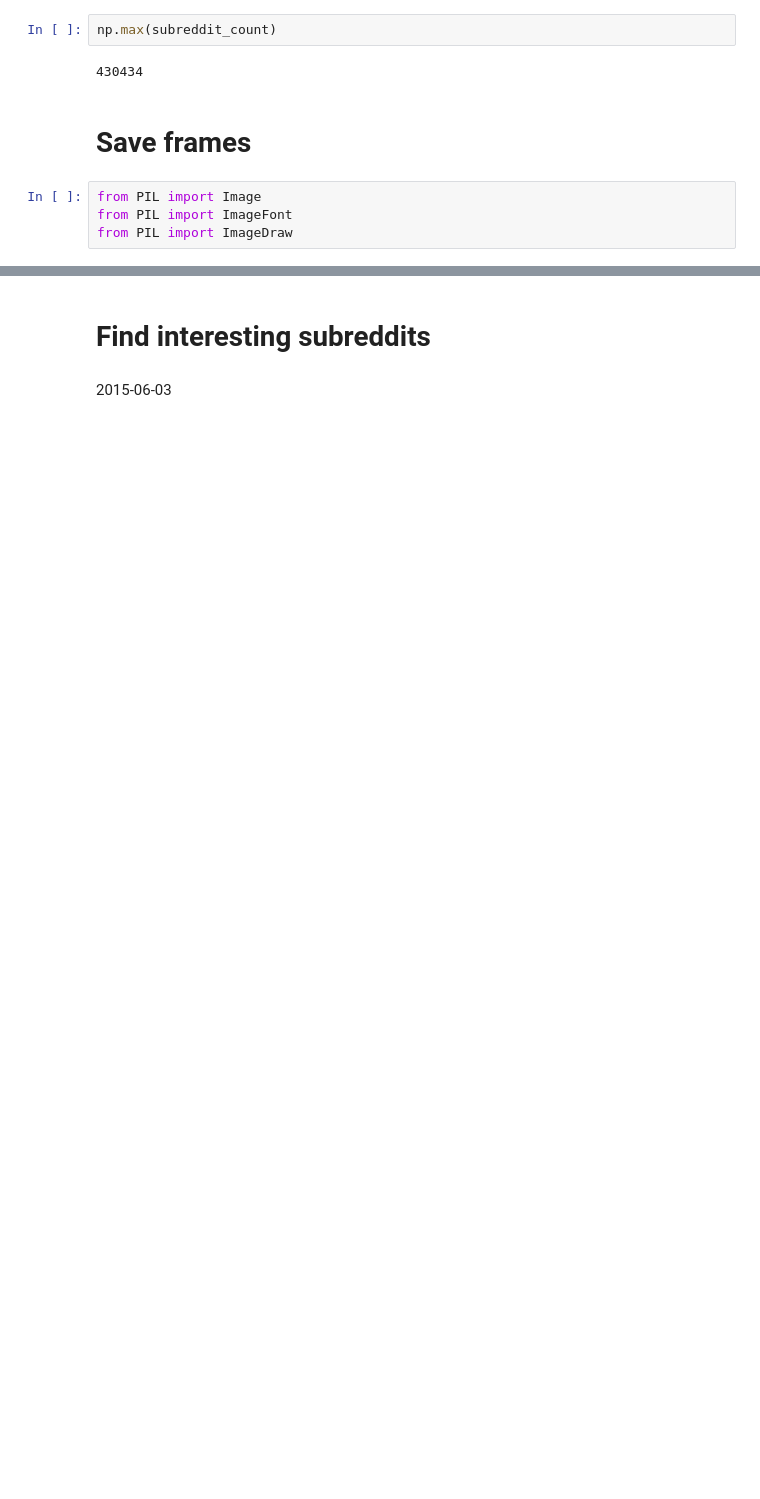
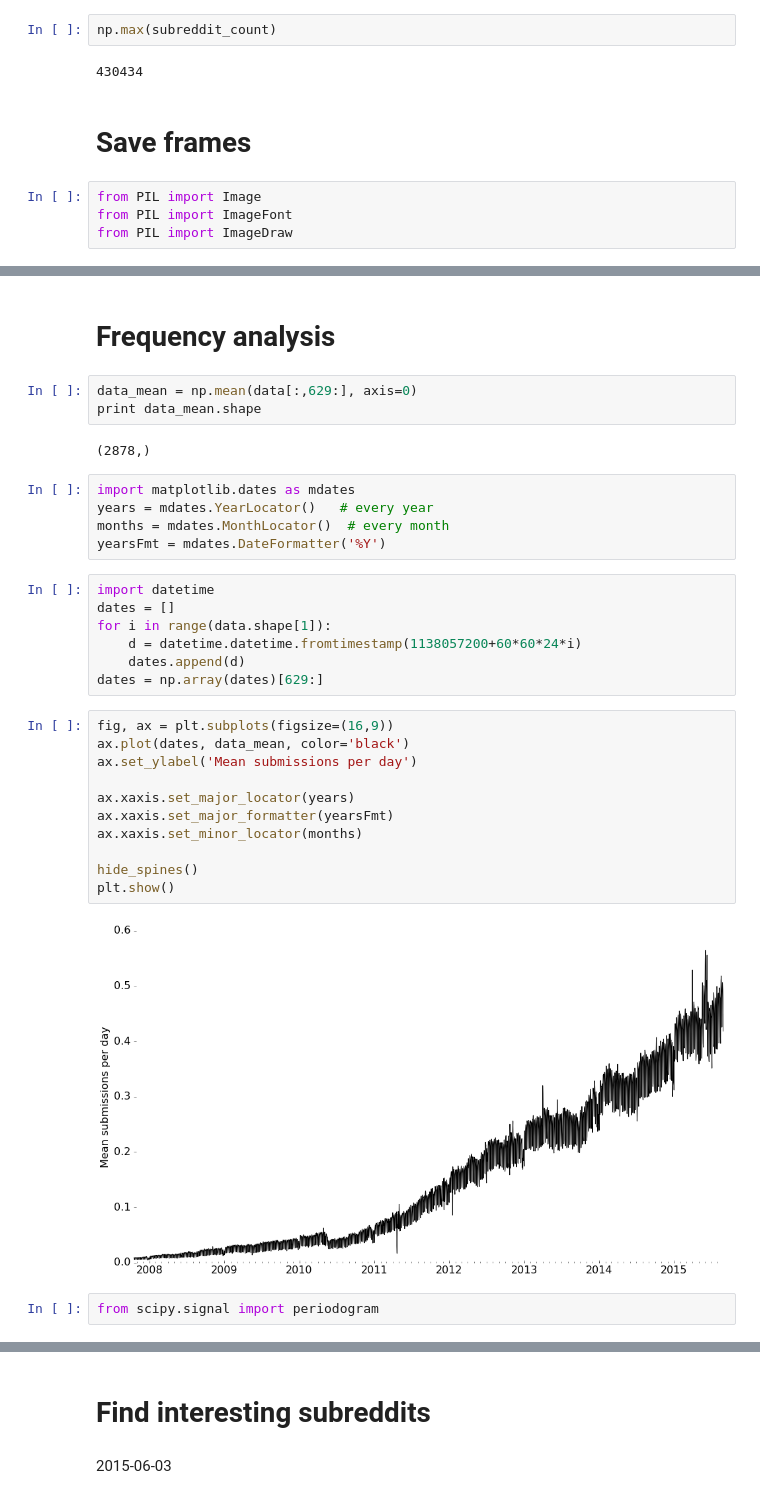
Before and after one commit to JeroenDelcour/redditStats, a Jupyter notebook: subreddits activity/subreddit video.ipynb, the cells around one changed output, grey strips where cells are left out. Drawn from its saved outputs; the diff is of its cells as text; blank space fills up the shorter version.

```diff
--- a/subreddits activity/subreddit video.ipynb
+++ b/subreddits activity/subreddit video.ipynb
@@ -357,0 +362,34 @@ Wall time: 18min 11s
+# %% [markdown]
+# Frequency analysis
+# %%
+data_mean = np.mean(data[:,629:], axis=0)
+print data_mean.shape
+# %% [output]
+(2878,)
+# %%
+import matplotlib.dates as mdates
+years = mdates.YearLocator()   # every year
+months = mdates.MonthLocator()  # every month
+yearsFmt = mdates.DateFormatter('%Y')
+# %%
+import datetime
+dates = []
+for i in range(data.shape[1]):
+    d = datetime.datetime.fromtimestamp(1138057200+60*60*24*i)
+    dates.append(d)
+dates = np.array(dates)[629:]
+# %%
+fig, ax = plt.subplots(figsize=(16,9))
+ax.plot(dates, data_mean, color='black')
+ax.set_ylabel('Mean submissions per day')
+
+ax.xaxis.set_major_locator(years)
+ax.xaxis.set_major_formatter(yearsFmt)
+ax.xaxis.set_minor_locator(months)
+
+hide_spines()
+plt.show()
+# %% [output]
+[figure, added]
+# %%
+from scipy.signal import periodogram
```
Also changed, not shown: parts of 26 cells of this notebook, 1 other file.
